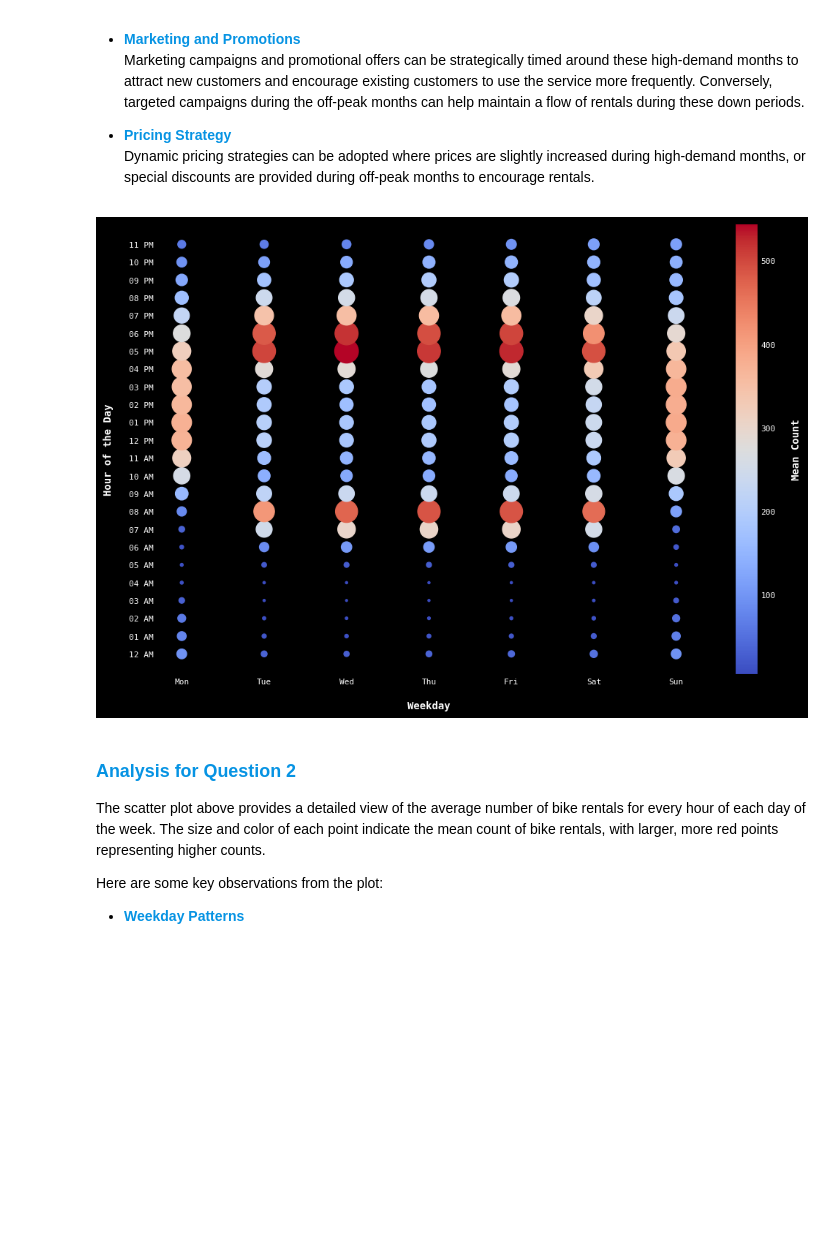
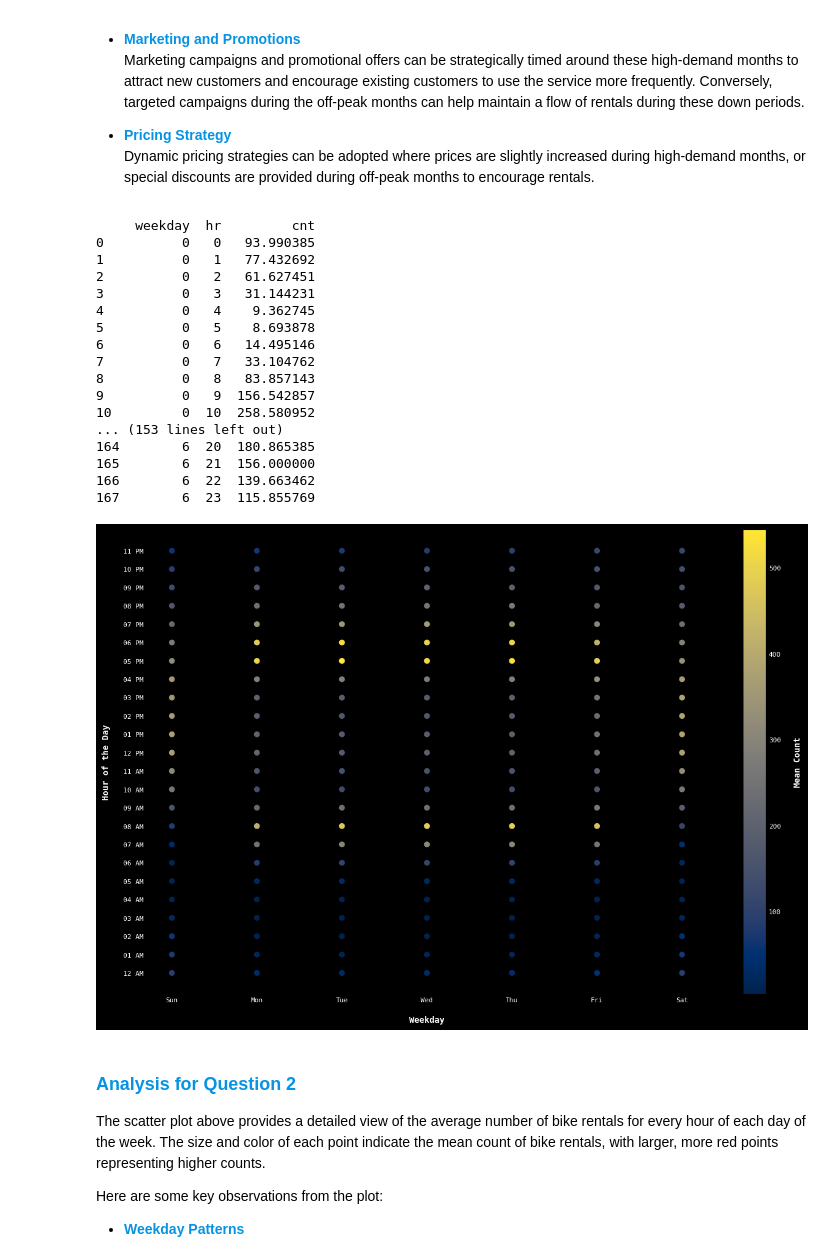
Before and after one commit to jparkington/Project-Cultivate, a Jupyter notebook: Exploration.ipynb, the cells around one changed output. Drawn from its saved outputs; the diff is of its cells as text; code cells hidden in the pictures; blank space fills up the shorter version.

```diff
--- a/Exploration.ipynb
+++ b/Exploration.ipynb
@@ -9,16 +9,15 @@ runtime configuration parameters to define attributes of each chart once, so tha
 for each subsequent plot.
 '''
 
-import calendar          as cal
-import datetime          as dtt
 import numpy             as np
 import pandas            as pd
 import seaborn           as sns
 import scipy             as sci
 import matplotlib.pyplot as plt
 
-from cycler import cycler
-from typing import *
+from cycler   import cycler
+from datetime import datetime as dtt
+from typing   import *
 
 plot_params = {
     # Axes parameters                            # Tick parameters
@@ -36,7 +35,7 @@ plot_params = {
 
     # Grid parameters                            # Figure parameters
     'grid.linestyle'     : ':',                  'figure.facecolor'   : 'black',
-    'grid.color'         : '0.5',                'figure.figsize'     : (12, 8),
+    'grid.color'         : '0.5',                'figure.figsize'     : (15, 10),
 
     # Font and text parameters                   # Color cycles
     'font.family'        : 'DejaVu Sans Mono',   'axes.prop_cycle'    : cycler(color = sns.color_palette('Set2')),
@@ -84,7 +83,7 @@ def load_bike_sharing_data() -> pd.DataFrame:
 
     - instant     (int)   : Record index
     - dteday      (str)   : Date
-    - season      (int)   : Season (1: spring, 2: summer, 3: fall, 4: winter)
+    - season      (int)   : Season (1: spring, 2: summer, 3: autumn, 4: winter)
     - yr          (int)   : Year (0: 2011, 1: 2012)
     - mnth        (int)   : Month (1 to 12)
     - hr          (int)   : Hour (0 to 23)
@@ -201,42 +185,57 @@ These insights can be extremely valuable for both operational and strategic deci
 # %%
 # 2. What are the busiest and slowest weekdays for bike rentals?
 
-def busiest_slowest_weekdays(df : pd.DataFrame) -> None:
+def busiest_slowest_weekdays(df : pd.DataFrame):
     '''
     Finds and visualizes the busiest and slowest weekdays for bike rentals with a scatterplot. Each point's size
     and color indicate the mean number of rentals at that specific weekday and hour.
 
     This function adds a `weekday` column to the DataFrame, groups the data by weekday and hour, then calculates
     the mean number of bike rentals for each weekday-hour combination. The size and color of the points in the
     scatterplot represent the mean number of rentals, allowing for a clear visualization of the demand for rentals
     throughout the week.
 
     Parameters:
         df (pd.DataFrame) : The bike sharing dataset as a pandas DataFrame.
 
     The insights from this analysis could be useful in scheduling staff hours and planning promotional events.
     For instance, staff levels could be increased during busy periods to ensure good customer service, while
     promotional events could be scheduled during slower periods to boost demand.
     '''
 
     weekday_hour_counts = df.groupby(['weekday', 'hr'])['cnt'].mean().reset_index()
 
     plt.scatter(x    = weekday_hour_counts['weekday'],
                 y    = weekday_hour_counts['hr'],
-                s    = weekday_hour_counts['cnt'],
                 c    = weekday_hour_counts['cnt'],
-                cmap = 'coolwarm')
+                cmap = 'cividis')
 
-    plt.xticks(ticks = range(7),  labels = list(cal.day_abbr))
-    plt.yticks(ticks = range(24), labels = [dtt.datetime.strptime(str(i), "%H").strftime("%I %p") for i in range(24)])
+    plt.xticks(range(7),  ['Sun', 'Mon', 'Tue', 'Wed', 'Thu', "Fri", 'Sat'])
+    plt.yticks(range(24), [dtt.strptime(str(i), "%H").strftime("%I %p") for i in range(24)])
     plt.xlabel('Weekday')
     plt.ylabel('Hour of the Day')
     plt.colorbar(label = 'Mean Count')
-    plt.show()
 
 busiest_slowest_weekdays(bike_sharing)
 # %% [output]
+     weekday  hr         cnt
+0          0   0   93.990385
+1          0   1   77.432692
+2          0   2   61.627451
+3          0   3   31.144231
+4          0   4    9.362745
+5          0   5    8.693878
+6          0   6   14.495146
+7          0   7   33.104762
+8          0   8   83.857143
+9          0   9  156.542857
+10         0  10  258.580952
+... (153 lines left out)
+164        6  20  180.865385
+165        6  21  156.000000
+166        6  22  139.663462
+167        6  23  115.855769
-[figure, old version]
+[figure, new version]
 # %% [markdown]
 ### <span style="color:#0693e3">**Analysis for Question 2**</span>
 
```
Also changed, not shown: parts of 6 cells of this notebook.
